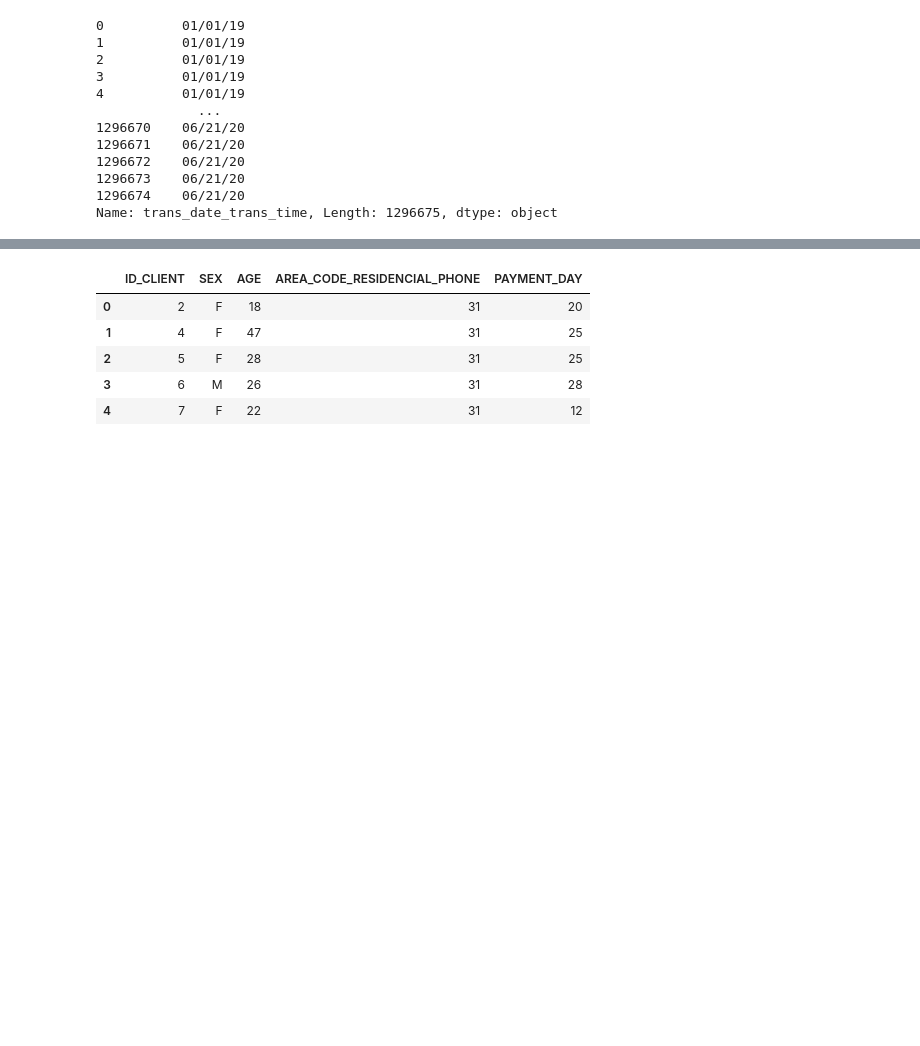
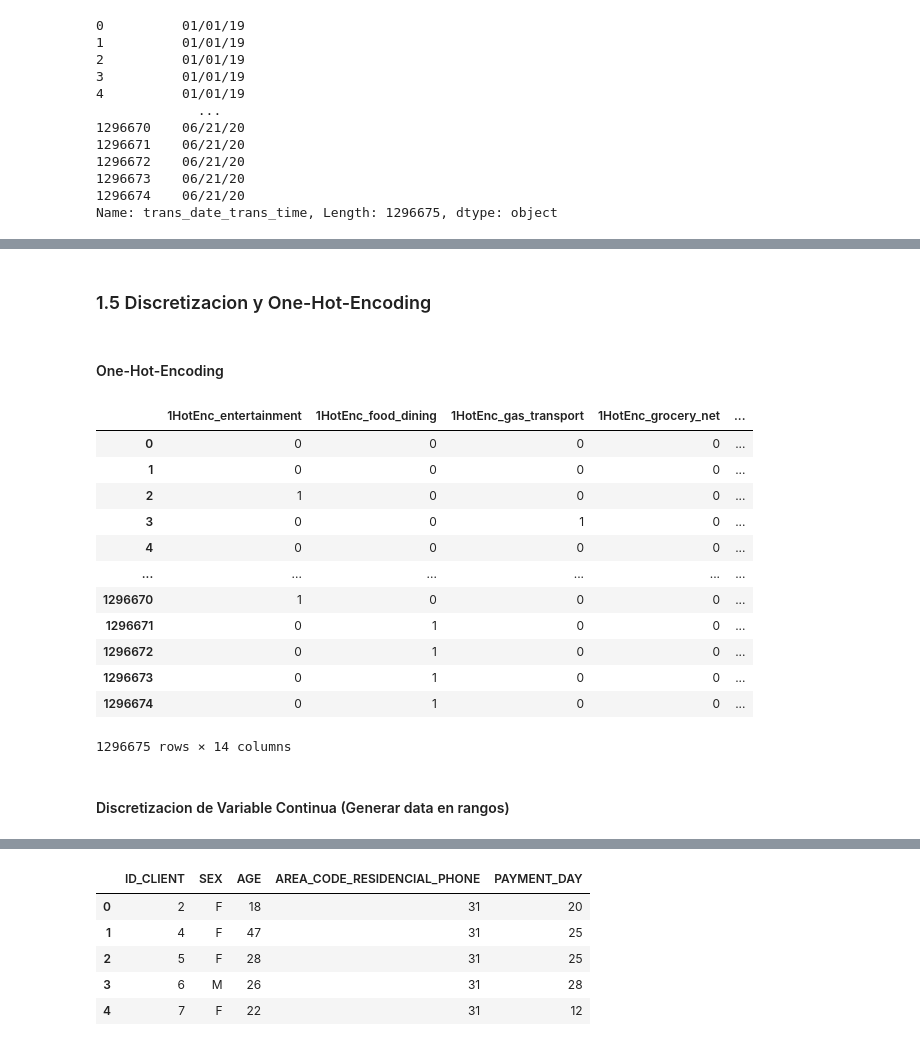
Before and after one commit to BryanInche/1.Data_Science_DeteccionFraudeBancario_Metodologia_CRISPDM, a Jupyter notebook: DataScience_Metodo_CRISP_DM.ipynb, the cells around one changed output, grey strips where cells are left out. Saved outputs shown, nothing was run; the diff lists cells and outputs as text; code cells hidden in the pictures; blank space fills up the shorter version.

```diff
--- a/DataScience_Metodo_CRISP_DM.ipynb
+++ b/DataScience_Metodo_CRISP_DM.ipynb
@@ -85,0 +167,23 @@ Name: trans_date_trans_time, Length: 1296675, dtype: object
+# %% [markdown]
+### 1.5 Discretizacion y One-Hot-Encoding
+# %% [markdown]
+#### One-Hot-Encoding
+# %%
+y = pd.get_dummies(df['category'], prefix='1HotEnc')
+y
+# %% [output]
+|  | 1HotEnc_entertainment | 1HotEnc_food_dining | 1HotEnc_gas_transport | 1HotEnc_grocery_net | ... |
+| 0 | 0 | 0 | 0 | 0 | ... |
+| 1 | 0 | 0 | 0 | 0 | ... |
+| 2 | 1 | 0 | 0 | 0 | ... |
+| 3 | 0 | 0 | 1 | 0 | ... |
+| 4 | 0 | 0 | 0 | 0 | ... |
+| ... | ... | ... | ... | ... | ... |
+| 1296670 | 1 | 0 | 0 | 0 | ... |
+| 1296671 | 0 | 1 | 0 | 0 | ... |
+| 1296672 | 0 | 1 | 0 | 0 | ... |
+| 1296673 | 0 | 1 | 0 | 0 | ... |
+| 1296674 | 0 | 1 | 0 | 0 | ... |
+1296675 rows × 14 columns
+# %% [markdown]
+#### Discretizacion de Variable Continua (Generar data en rangos)
```
Also changed, not shown: parts of 13 cells of this notebook.
